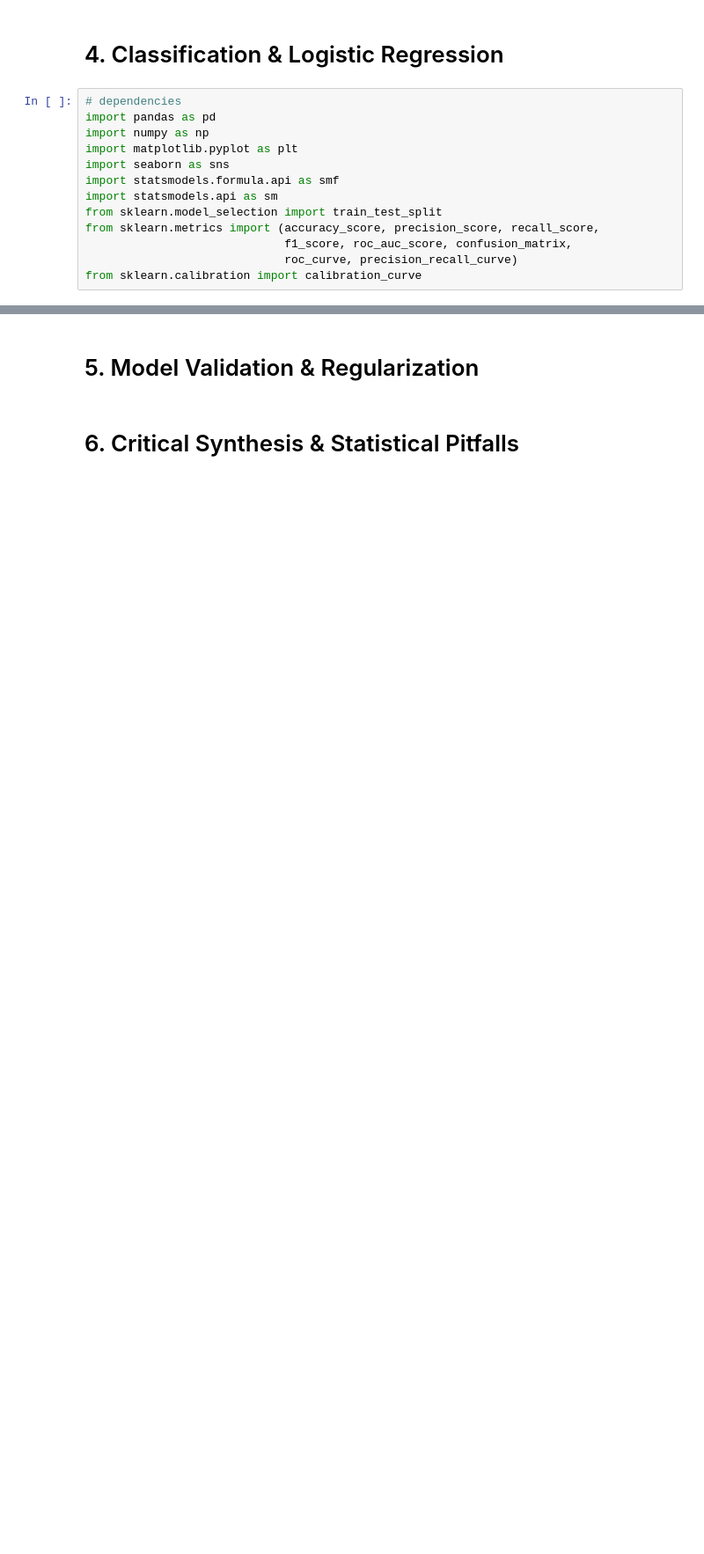
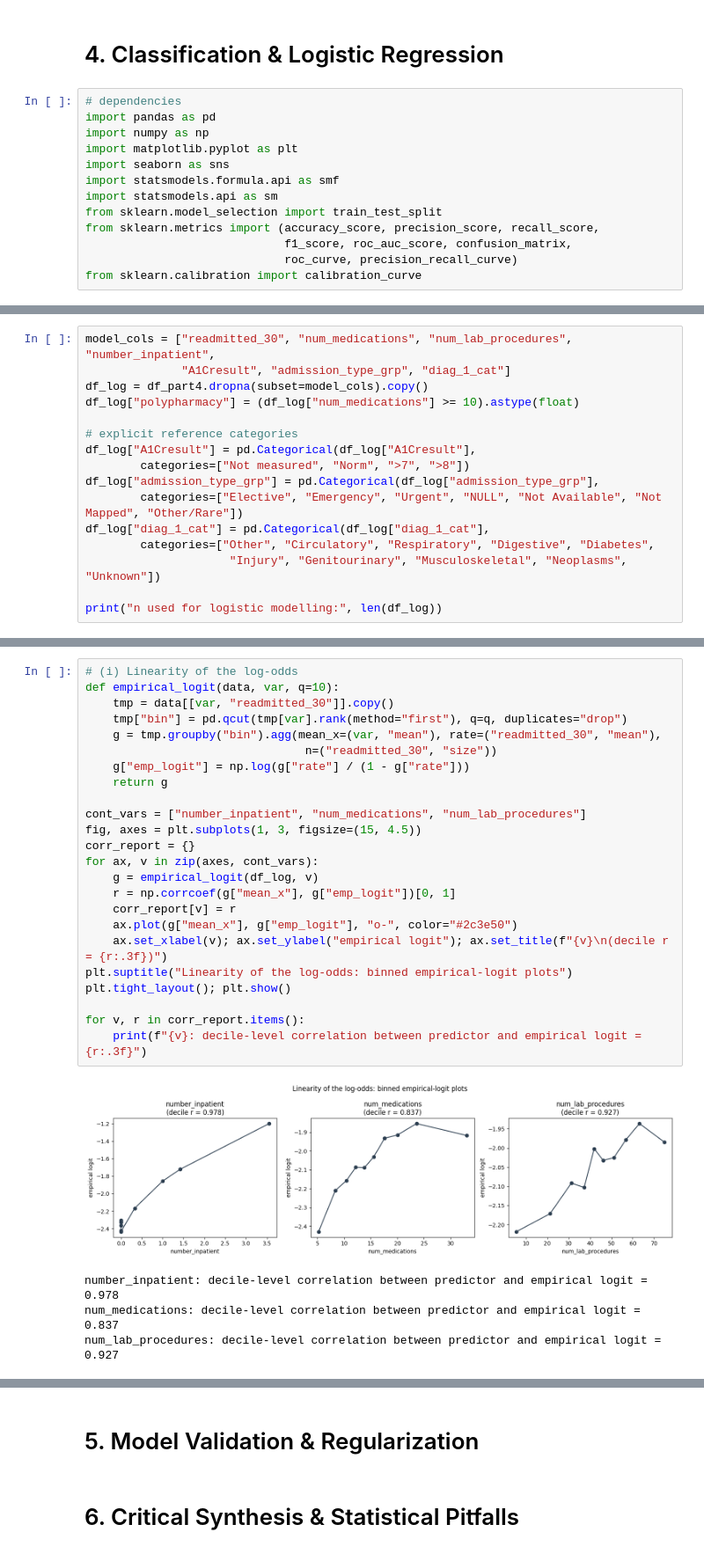
Before and after one commit to unluckytau/WQD7013-Final-Project, a Jupyter notebook: WQD7013_FINALPROJECT.ipynb, the cells around one changed output, grey strips where cells are left out. Shown at 88% size. Saved outputs shown, nothing was run; the diff lists cells and outputs as text; blank space fills up the shorter version.

```diff
--- a/WQD7013_FINALPROJECT.ipynb
+++ b/WQD7013_FINALPROJECT.ipynb
@@ -1070,0 +1098,16 @@ from sklearn.calibration import calibration_curve
+# %%
+model_cols = ["readmitted_30", "num_medications", "num_lab_procedures", "number_inpatient",
+              "A1Cresult", "admission_type_grp", "diag_1_cat"]
+df_log = df_part4.dropna(subset=model_cols).copy()
+df_log["polypharmacy"] = (df_log["num_medications"] >= 10).astype(float)
+
+# explicit reference categories
+df_log["A1Cresult"] = pd.Categorical(df_log["A1Cresult"],
+        categories=["Not measured", "Norm", ">7", ">8"])
+df_log["admission_type_grp"] = pd.Categorical(df_log["admission_type_grp"],
+        categories=["Elective", "Emergency", "Urgent", "NULL", "Not Available", "Not Mapped", "Other/Rare"])
+df_log["diag_1_cat"] = pd.Categorical(df_log["diag_1_cat"],
+        categories=["Other", "Circulatory", "Respiratory", "Digestive", "Diabetes",
+                     "Injury", "Genitourinary", "Musculoskeletal", "Neoplasms", "Unknown"])
+
+print("n used for logistic modelling:", len(df_log))
@@ -1070,0 +1284,29 @@ from sklearn.calibration import calibration_curve
+# %%
+# (i) Linearity of the log-odds
+def empirical_logit(data, var, q=10):
+    tmp = data[[var, "readmitted_30"]].copy()
+    tmp["bin"] = pd.qcut(tmp[var].rank(method="first"), q=q, duplicates="drop")
+    g = tmp.groupby("bin").agg(mean_x=(var, "mean"), rate=("readmitted_30", "mean"),
+                                n=("readmitted_30", "size"))
+    g["emp_logit"] = np.log(g["rate"] / (1 - g["rate"]))
+    return g
+
+cont_vars = ["number_inpatient", "num_medications", "num_lab_procedures"]
+fig, axes = plt.subplots(1, 3, figsize=(15, 4.5))
+corr_report = {}
+for ax, v in zip(axes, cont_vars):
+    g = empirical_logit(df_log, v)
+    r = np.corrcoef(g["mean_x"], g["emp_logit"])[0, 1]
+    corr_report[v] = r
+    ax.plot(g["mean_x"], g["emp_logit"], "o-", color="#2c3e50")
+    ax.set_xlabel(v); ax.set_ylabel("empirical logit"); ax.set_title(f"{v}\n(decile r = {r:.3f})")
+plt.suptitle("Linearity of the log-odds: binned empirical-logit plots")
+plt.tight_layout(); plt.show()
+
+for v, r in corr_report.items():
+    print(f"{v}: decile-level correlation between predictor and empirical logit = {r:.3f}")
+# %% [output]
+[figure, added]
+number_inpatient: decile-level correlation between predictor and empirical logit = 0.978
+num_medications: decile-level correlation between predictor and empirical logit = 0.837
+num_lab_procedures: decile-level correlation between predictor and empirical logit = 0.927
```
Also changed, not shown: parts of 55 cells of this notebook.
